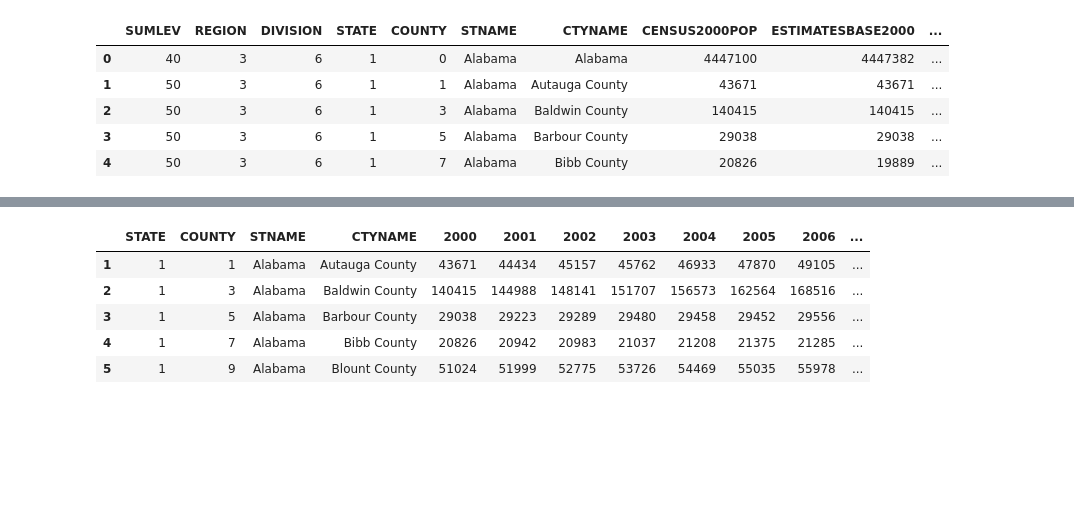
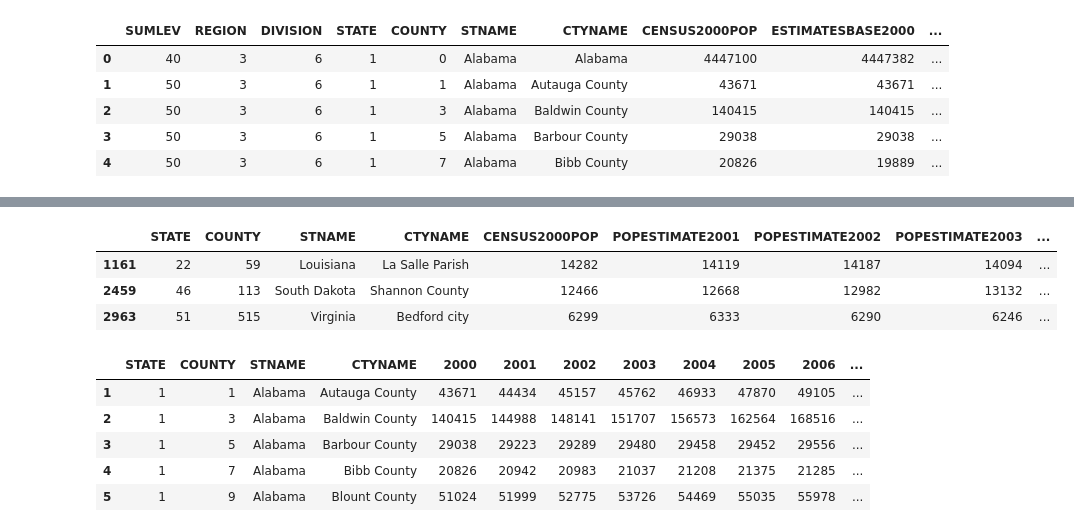
Before and after one commit to MIDS-at-Duke/pds2021-opioids-team-2-ids720, a Jupyter notebook: 10_code/Cleaning_Population_Data.ipynb, the cells around one changed output, grey strips where cells are left out. Cells and saved outputs as stored; diff of their text form; code cells hidden in the pictures; blank space fills up the shorter version.

```diff
--- a/10_code/Cleaning_Population_Data.ipynb
+++ b/10_code/Cleaning_Population_Data.ipynb
@@ -49,9 +42,15 @@ Index(['STATE', 'COUNTY', 'STNAME', 'CTYNAME', 'CENSUS2000POP',
 # %%
-keepcols = ['STATE', 'COUNTY', 'STNAME', 'CTYNAME',
+keepcols_pre = ['STATE', 'COUNTY', 'STNAME', 'CTYNAME',
        'CENSUS2000POP',
        'POPESTIMATE2001', 'POPESTIMATE2002', 'POPESTIMATE2003',
        'POPESTIMATE2004', 'POPESTIMATE2005', 'POPESTIMATE2006',
        'POPESTIMATE2007', 'POPESTIMATE2008', 'POPESTIMATE2009']
 
-raw_pre_2010 = raw_pre_2010.loc[:,raw_pre_2010.columns.isin(keepcols)]
-raw_post_2010 = raw_post_2010.loc[:,raw_post_2010.columns.isin(keepcols)]
+keepcols_post = ['STATE', 'COUNTY', 'STNAME', 'CTYNAME',
+       'CENSUS2010POP',
+       'POPESTIMATE2011', 'POPESTIMATE2012', 'POPESTIMATE2013',
+       'POPESTIMATE2014', 'POPESTIMATE2015', 'POPESTIMATE2016',
+       'POPESTIMATE2017', 'POPESTIMATE2018', 'POPESTIMATE2019','POPESTIMATE2020']
+
+raw_pre_2010 = raw_pre_2010.loc[:,raw_pre_2010.columns.isin(keepcols_pre)]
+raw_post_2010 = raw_post_2010.loc[:,raw_post_2010.columns.isin(keepcols_post)]
@@ -77,0 +63,3 @@ raw_popn_merged.shape
+# %%
+raw_popn_merged = raw_pre_2010.merge(raw_post_2010, on=["STATE","COUNTY","STNAME","CTYNAME"], how="left", validate="1:1")
+raw_popn_merged.head()
@@ -77,0 +78,3 @@ raw_popn_merged.shape
+# %%
+raw_popn_merged = raw_popn_merged.loc[raw_popn_merged["STNAME"]!="Alaska"]
+raw_popn_merged.shape
@@ -108,3 +125,10 @@ raw_popn_merged.head()
+# %%
+raw_popn_merged.loc[raw_popn_merged["CENSUS2010POP"].isnull()]
+# %% [output]
+|  | STATE | COUNTY | STNAME | CTYNAME | CENSUS2000POP | POPESTIMATE2001 | POPESTIMATE2002 | POPESTIMATE2003 | ... |
+| 1161 | 22 | 59 | Louisiana | La Salle Parish | 14282 | 14119 | 14187 | 14094 | ... |
+| 2459 | 46 | 113 | South Dakota | Shannon County | 12466 | 12668 | 12982 | 13132 | ... |
+| 2963 | 51 | 515 | Virginia | Bedford city | 6299 | 6333 | 6290 | 6246 | ... |
 # %%
 raw_popn_merged.rename({'CENSUS2000POP':'2000',
        'POPESTIMATE2001':'2001',
```
Also changed, not shown: parts of 22 cells of this notebook.
